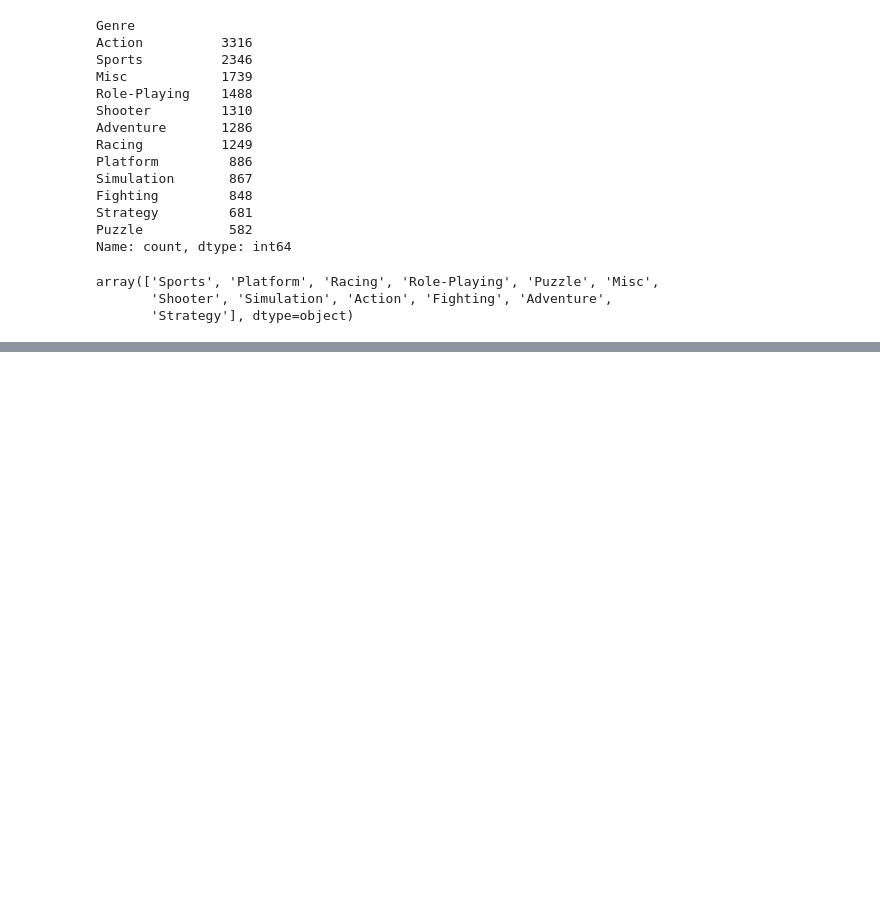
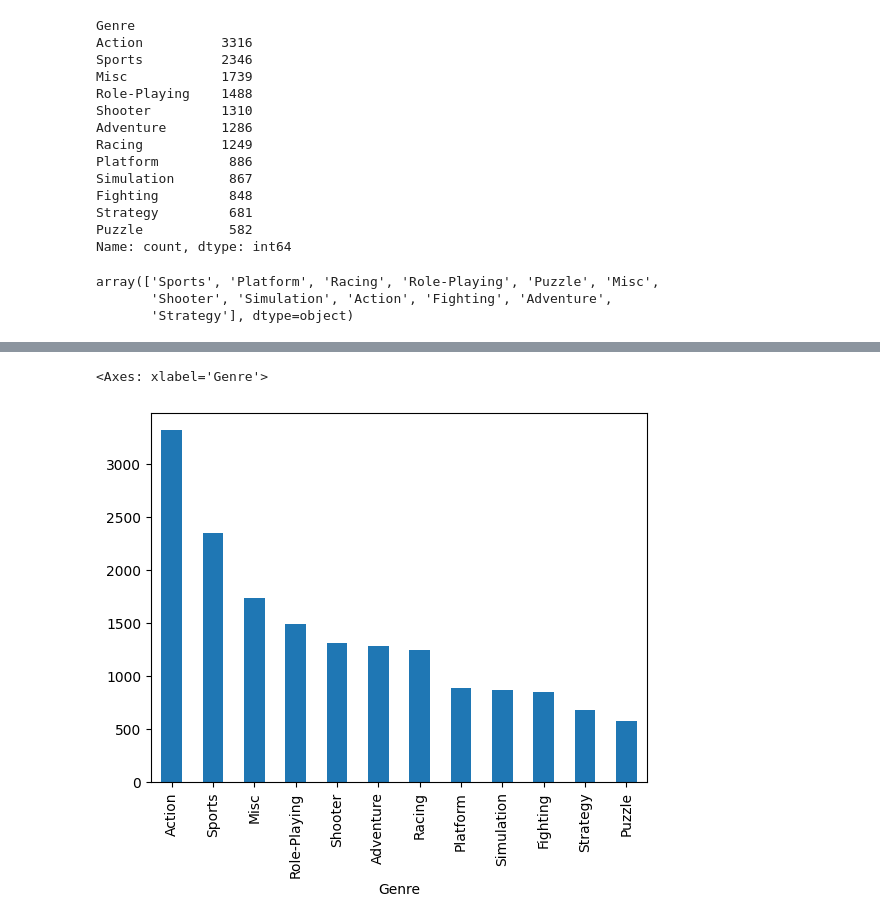
Before and after one commit to NavdeepTU/Data-Analysis, a Jupyter notebook: 02. Data Analysis with Python/02. Pandas/01. intro_to_pandas.ipynb, the cells around one changed output, grey strips where cells are left out. Cells and saved outputs as stored; diff of their text form; code cells hidden in the pictures; blank space fills up the shorter version.

```diff
--- a/02. Data Analysis with Python/02. Pandas/01. intro_to_pandas.ipynb
+++ b/02. Data Analysis with Python/02. Pandas/01. intro_to_pandas.ipynb
@@ -71,0 +77,5 @@ array(['Sports', 'Platform', 'Racing', 'Role-Playing', 'Puzzle', 'Misc',
+# %%
+games['Genre'].value_counts().plot(kind="bar")
+# %% [output]
+<Axes: xlabel='Genre'>
+[figure, added]
```
Also changed, not shown: parts of 1 cell of this notebook.
